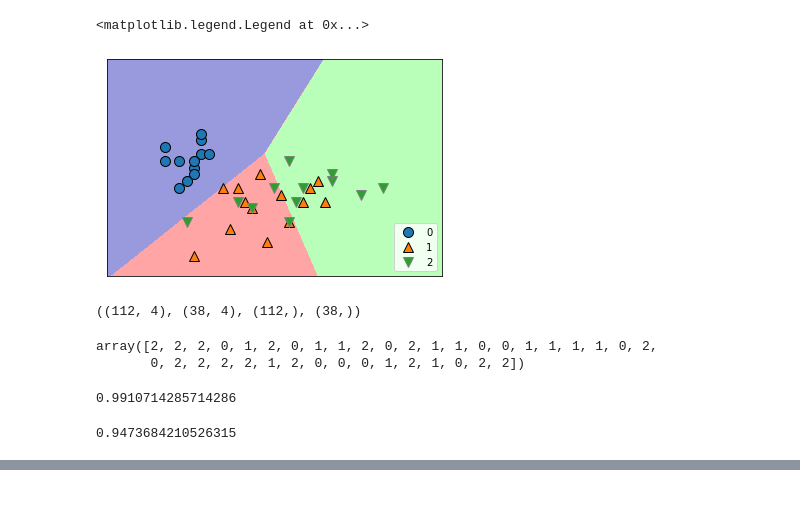
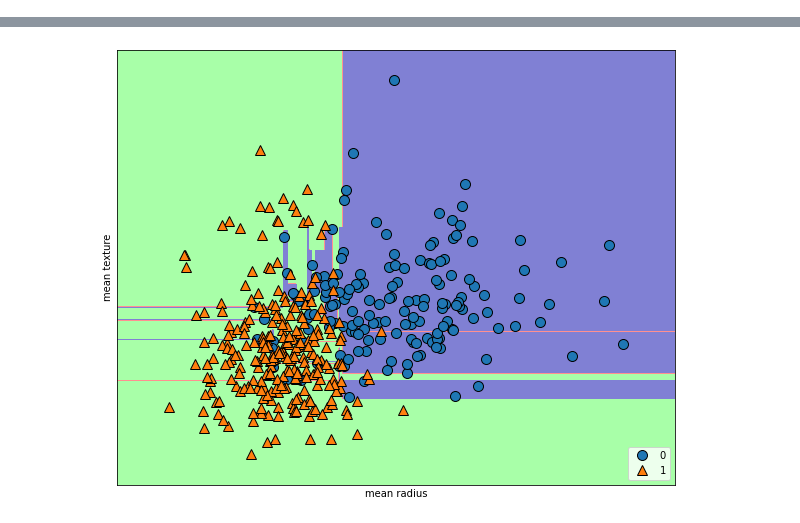
Before and after one commit to yjcwjdckd/project1, a Jupyter notebook: Untitled1.ipynb, the cells around one changed output, grey strips where cells are left out. Cells and saved outputs as stored; diff of their text form; code cells hidden in the pictures.

```diff
--- a/Untitled1.ipynb
+++ b/Untitled1.ipynb
@@ -108,28 +1,42 @@ plt.legend(loc=4)
-# %%
-mglearn.plots.plot_2d_classification(model, X_train, fill=True, eps=0.5, alpha=0.4)
-mglearn.discrete_scatter(X_test[:,0], X_test[:,1], y_test)
-plt.legend(loc=4)
-# %% [output]
-<matplotlib.legend.Legend at 0x...>
-[figure, removed]
-# %%
-X_train, X_test, y_train, y_test = train_test_split(iris.data, iris.target)
-X_train.shape, X_test.shape, y_train.shape, y_test.shape
-# %% [output]
-((112, 4), (38, 4), (112,), (38,))
-# %%
-model = KNeighborsClassifier()
-model.fit(X_train,y_train)
-y_pred = model.predict(X_test)
-y_pred
-# %% [output]
-array([2, 2, 2, 0, 1, 2, 0, 1, 1, 2, 0, 2, 1, 1, 0, 0, 1, 1, 1, 1, 0, 2,
-       0, 2, 2, 2, 2, 1, 2, 0, 0, 0, 1, 2, 1, 0, 2, 2])
-# %%
-model.score(X_train, y_train)
-# %% [output]
-0.9910714285714286
-# %%
-model.score(X_test, y_test)
-# %% [output]
-0.9473684210526315
+# %%
+import numpy as np
+import pandas as pd
+import matplotlib.pyplot as plt
+
+from sklearn.datasets import load_breast_cancer
+cancer = load_breast_cancer()
+
+from sklearn.model_selection import train_test_split
+
+X_train, X_test, y_train, y_test = train_test_split(cancer.data, cancer.target)
+
+X_train = X_train[:, :2]
+X_test = X_test[:, :2]
+
+from sklearn.tree import DecisionTreeClassifier
+
+model = DecisionTreeClassifier()
+model.fit(X_train, y_train)
+train_score = model.score(X_train, y_train)
+test_score  = model.score(X_test, y_test)
+
+import mglearn
+
+plt.figure(figsize=[10,8])
+mglearn.plots.plot_2d_classification(model, X_train, alpha=0.5)
+mglearn.discrete_scatter(X_train[:,0], X_train[:,1], y_train)
+plt.xlabel(cancer.feature_names[0])
+plt.ylabel(cancer.feature_names[1])
+plt.legend(loc=4)
+
+from sklearn.tree import export_graphviz
+
+export_graphviz(model, out_file='tree.dot', class_names=cancer.target_names,
+                feature_names=cancer.feature_names[:2], impurity=False, filled=True)
+
+import graphviz
+
+with open('tree.dot') as f:
+    dot_graph=f.read()
+display(graphviz.Source(dot_graph))
+# %% [output]
@@ -135,0 +44 @@ model.score(X_test, y_test)
+[figure, added]
```
Also changed, not shown: parts of 21 cells of this notebook.
